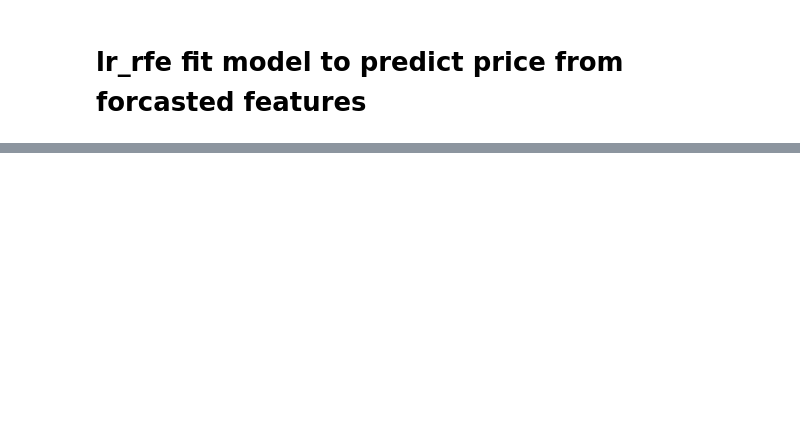
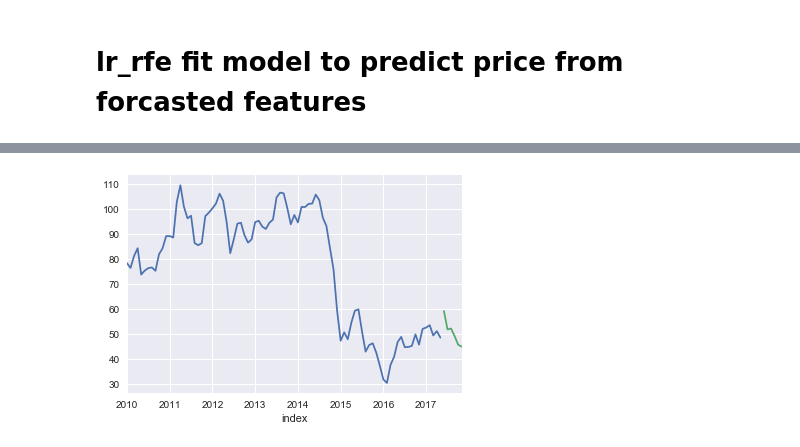
Before and after one commit to limitup/Chipy_Mentorship, a Jupyter notebook: feature_reduction.ipynb, the cells around one changed output, grey strips where cells are left out. Drawn from its saved outputs; the diff is of its cells as text; code cells hidden in the pictures; blank space fills up the shorter version.

Commit message:
added plot for predictions

```diff
--- a/feature_reduction.ipynb
+++ b/feature_reduction.ipynb
@@ -438,0 +553,3 @@ forecast
+# %%
+forecast = pd.read_csv('./forecast.csv',index_col='Unnamed: 0',parse_dates=True,infer_datetime_format=True)
+forecast
@@ -461,0 +609,6 @@ Freq: M, Name: Prediction, dtype: float64
+# %%
+monthly_crude['PET.RWTC.M']['2010':].plot()
+forecast['Prediction'].plot()
+plt.show()
+# %% [output]
+[figure, added]
```
Also changed, not shown: parts of 10 cells of this notebook.
